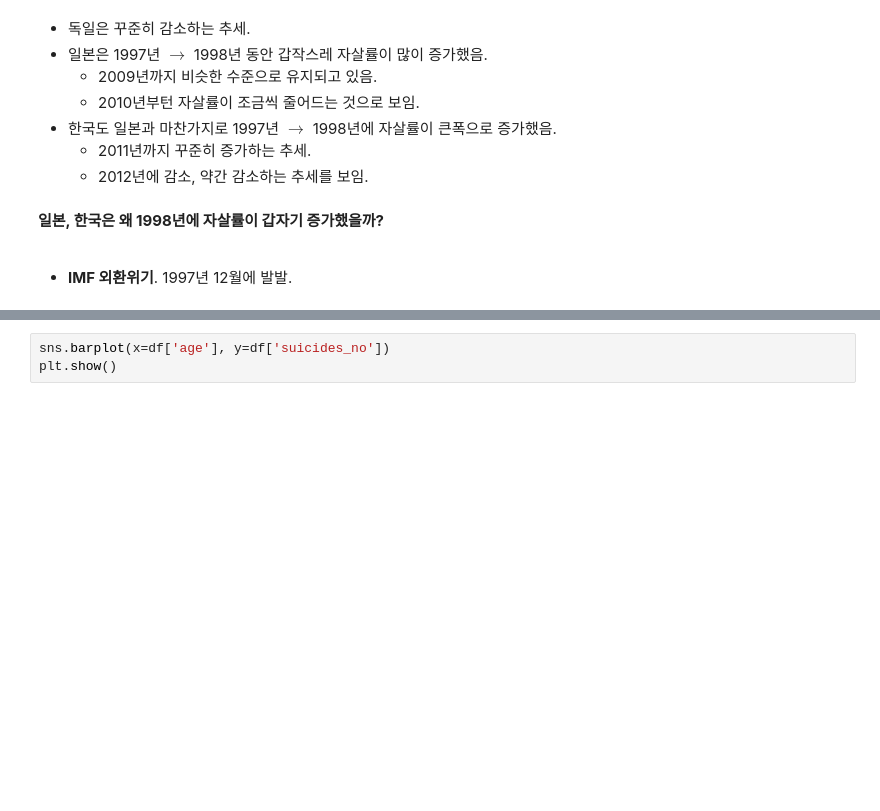
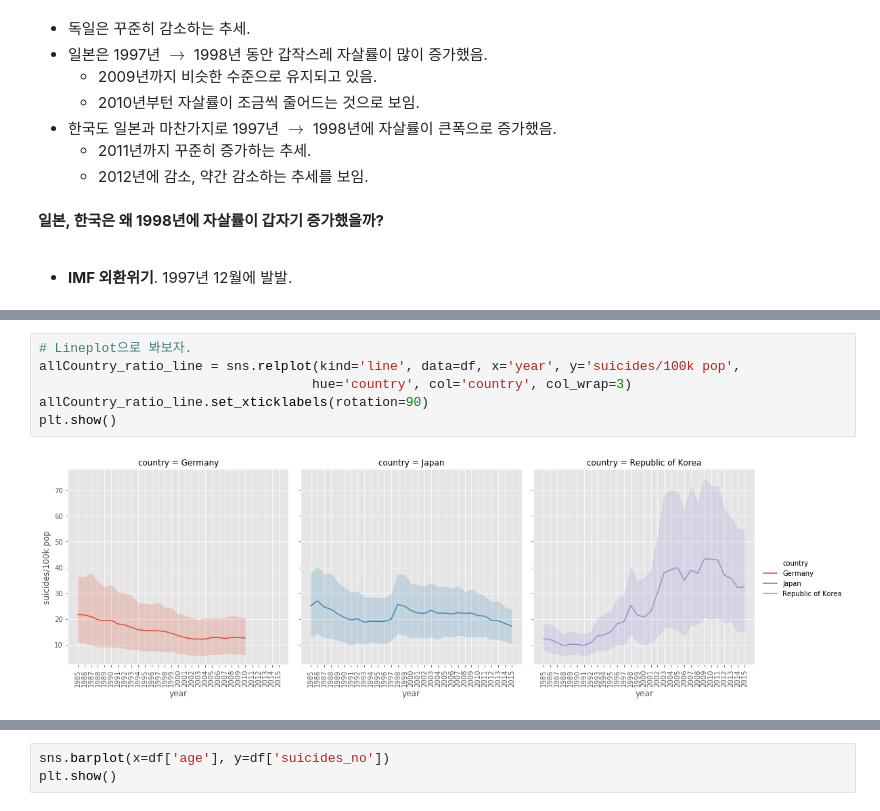
Before and after one commit to skdbsxir/DS-Studying, a Jupyter notebook: [Self Project]/X001-3. Suicides Rates Overview.ipynb, the cells around one changed output, grey strips where cells are left out. Cells and saved outputs as stored; diff of their text form; blank space fills up the shorter version.

```diff
--- a/[Self Project]/X001-3. Suicides Rates Overview.ipynb
+++ b/[Self Project]/X001-3. Suicides Rates Overview.ipynb
@@ -183,0 +205,8 @@ plt.show()
+# %%
+# Lineplot으로 봐보자.
+allCountry_ratio_line = sns.relplot(kind='line', data=df, x='year', y='suicides/100k pop',
+                                   hue='country', col='country', col_wrap=3)
+allCountry_ratio_line.set_xticklabels(rotation=90)
+plt.show()
+# %% [output]
+[figure, added]
```
Also changed, not shown: parts of 4 cells of this notebook.
